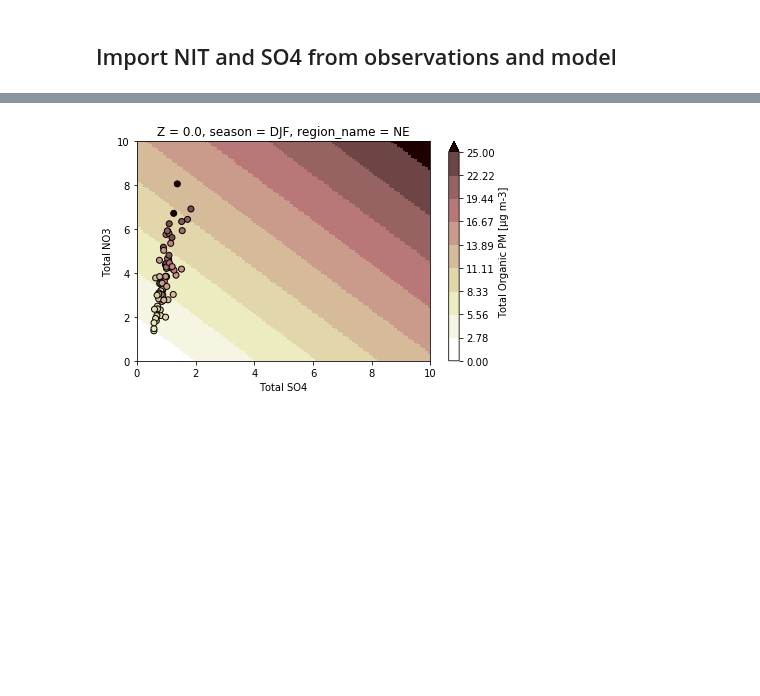
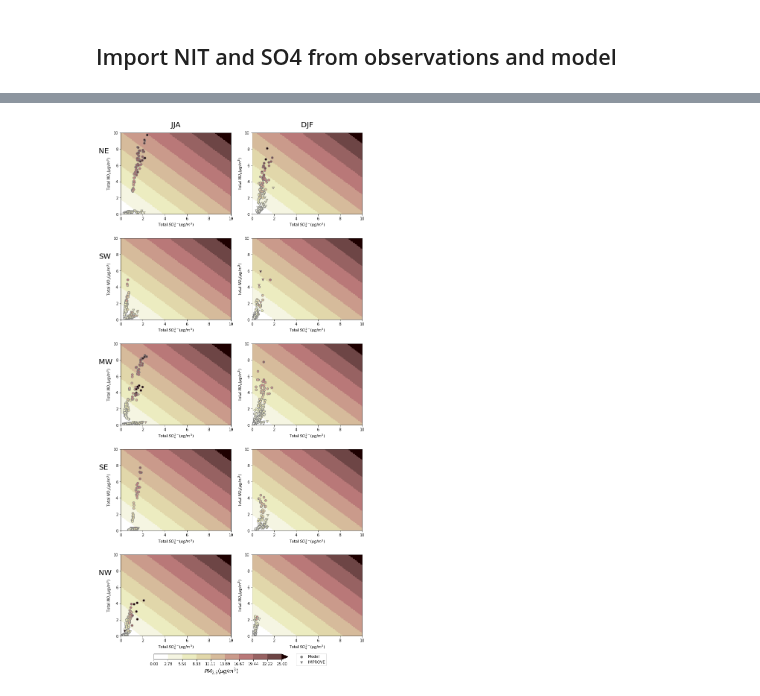
Before and after one commit to lfreese/us-ego, a Jupyter notebook: ego_nonuclear_project/grid-model_ISORROPIA_combinations.ipynb, the cells around one changed output, grey strips where cells are left out. Saved outputs shown, nothing was run; the diff lists cells and outputs as text; code cells hidden in the pictures; blank space fills up the shorter version.

Commit message:
Added plots for ISORROPIA vs model/observation and fixed the code for comparisons between the two. Got rid of some PM values in the dataset for IMPROVE to match NIT values.

```diff
--- a/ego_nonuclear_project/grid-model_ISORROPIA_combinations.ipynb
+++ b/ego_nonuclear_project/grid-model_ISORROPIA_combinations.ipynb
@@ -219,22 +211,3 @@ for model in cdf['model'].unique():
             tmp_df = pd.DataFrame({'Arithmetic Mean': data['Arithmetic Mean'], 'latitude':data['latitude'], 'longitude':data['longitude'],
                                    'species': species, 'date': data.index, 'model':model, 'region':region})
             regional_mean_df = regional_mean_df.append(tmp_df, sort=False, ignore_index=True)
-# %%
-region = 'NE_lat_lon'
-model = 'MODEL'
-region_name = 'NE'
-# %%
-x = cdf.loc[(cdf['species'] == 'SO4') & (cdf['Region'] == region) & (cdf['model'] == model) & (cdf['date'].dt.month.isin([12,1,2]))]['Arithmetic Mean']
-y = cdf.loc[(cdf['species'] == 'NIT') & (cdf['Region'] == region) & (cdf['model'] == model) & (cdf['date'].dt.month.isin([12,1,2]))]['Arithmetic Mean']
-z = cdf.loc[(cdf['species'] == 'PM25') & (cdf['Region'] == region) & (cdf['model'] == model) & (cdf['date'].dt.month.isin([12,1,2]))]['Arithmetic Mean']
-# %%
-fig, ax = plt.subplots()
-ds_isorropia.sel(region_name = region_name, season = 'DJF').PM.plot(ax = ax, levels=10, cmap = 'pink_r', vmin = 0, vmax = 25)
-plt.scatter(x, y, c = z, cmap = 'pink_r', edgecolors = 'k', vmin = 0, vmax = 25);
-plt.xlabel('Total SO4');
-plt.ylabel('Total NO3');
-plt.xlim([0,10])
-plt.ylim([0,10])
-plt.tight_layout()
-# %% [output]
-[figure, removed]
@@ -245,0 +214,13 @@ dNit_dPM = (cdf.loc[(cdf['species'] == 'NIT') & (cdf['model'] == 'IMPROVE')]['Ar
+# %%
+#find where the NIT data and PM data diverge and get rid of these readings in the PM data
+PM_df = IMPROVE_monthly_df.loc[(IMPROVE_monthly_df['Region'] == 'NW_lat_lon') & (IMPROVE_monthly_df['species'] == 'PM25')]
+NIT_df = IMPROVE_monthly_df.loc[(IMPROVE_monthly_df['Region'] == 'NW_lat_lon') & (IMPROVE_monthly_df['species'] == 'NIT')]
+comparison_df = NIT_df.merge(PM_df,
+                              indicator=True,
+                              how='outer', on = ['geometry','date'])
+PM_to_delete = comparison_df[comparison_df['_merge'] == 'right_only'].dropna(axis = 1)
+PM_to_delete = PM_to_delete.rename(columns = {'Arithmetic Mean_y':'Arithmetic Mean', 'latitude_y':'latitude', 'longitude_y':'longitude','species_y':'species','Region_y':'Region','annual_T_y':'annual_T','annual_RH_y':'annual_RH','model_y':'model'})
+PM_to_delete = PM_to_delete.drop(columns = '_merge')
+
+#drop these values from the cdf
+cdf = pd.concat([cdf_1, PM_to_delete]).drop_duplicates(keep=False)
@@ -245,0 +272,5 @@ dNit_dPM = (cdf.loc[(cdf['species'] == 'NIT') & (cdf['model'] == 'IMPROVE')]['Ar
+# %%
+isorropia_obs_model_plot(0,25)
+plt.savefig('./Figures/isorropia_obs_plot.png', bbox_inches = 'tight', dpi = 150)
+# %% [output]
+[figure, added]
```
Also changed, not shown: parts of 5 cells of this notebook, 6 other files.
